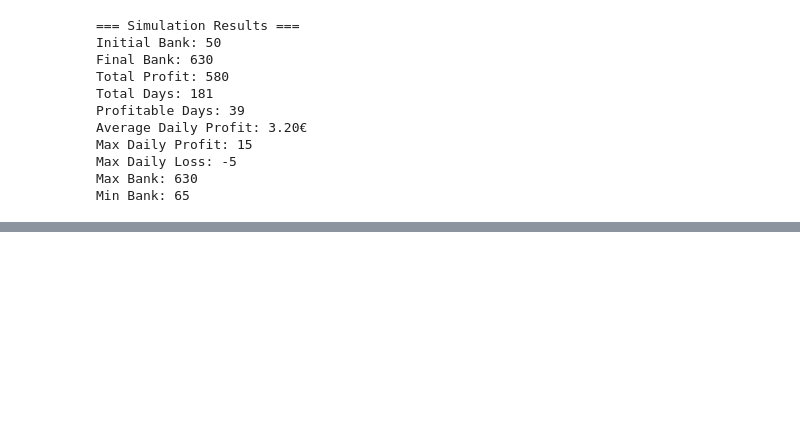
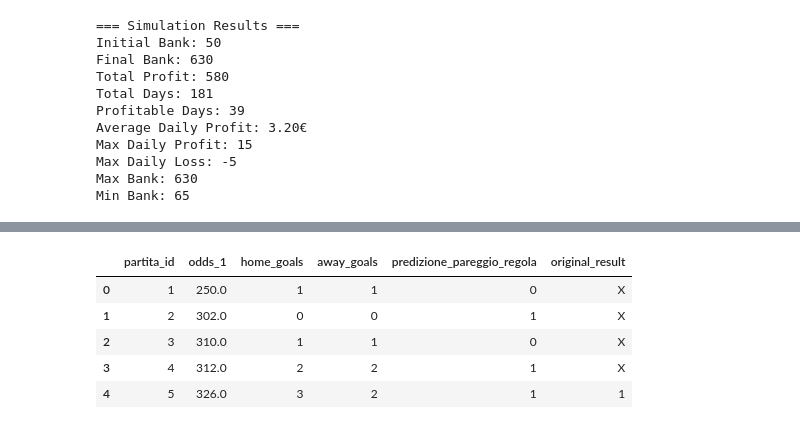
Before and after one commit to AndreyBertasini/eurobet_virtual, a Jupyter notebook: new_analitics.ipynb, the cells around one changed output, grey strips where cells are left out. Drawn from its saved outputs; the diff is of its cells as text; code cells hidden in the pictures; blank space fills up the shorter version.

```diff
--- a/new_analitics.ipynb
+++ b/new_analitics.ipynb
@@ -373,0 +908,9 @@ Min Bank: 65
+# %%
+data.head()
+# %% [output]
+|  | partita_id | odds_1 | home_goals | away_goals | predizione_pareggio_regola | original_result |
+| 0 | 1 | 250.0 | 1 | 1 | 0 | X |
+| 1 | 2 | 302.0 | 0 | 0 | 1 | X |
+| 2 | 3 | 310.0 | 1 | 1 | 0 | X |
+| 3 | 4 | 312.0 | 2 | 2 | 1 | X |
+| 4 | 5 | 326.0 | 3 | 2 | 1 | 1 |
```
Also changed, not shown: parts of 3 cells of this notebook.
